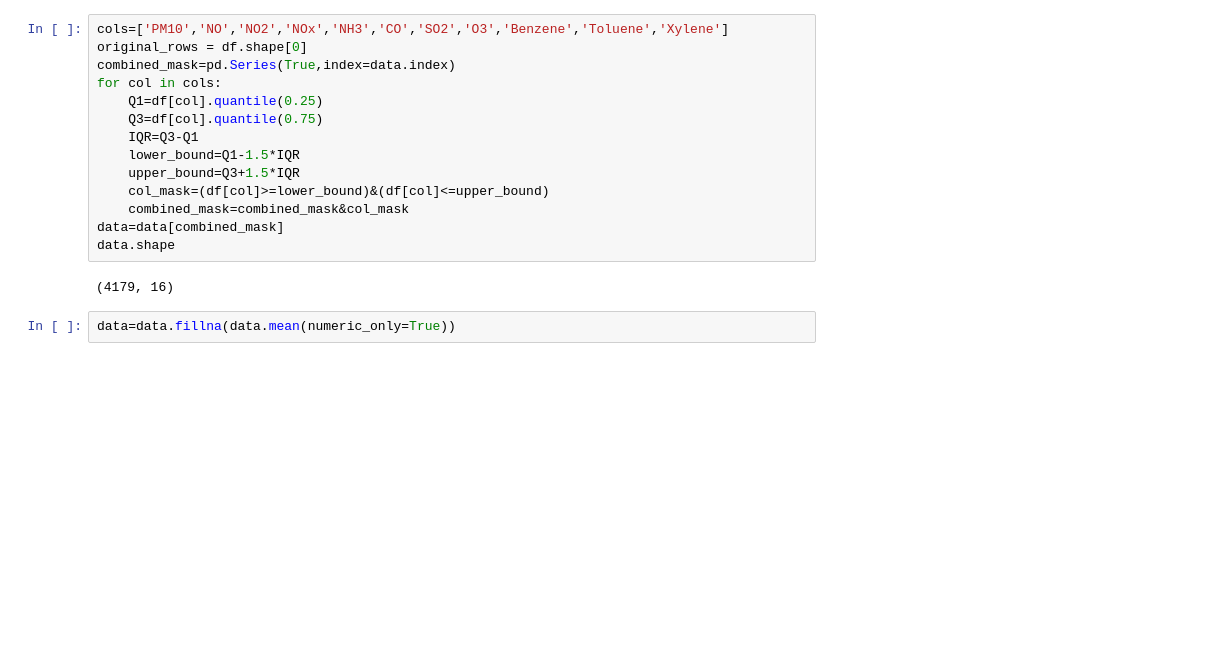
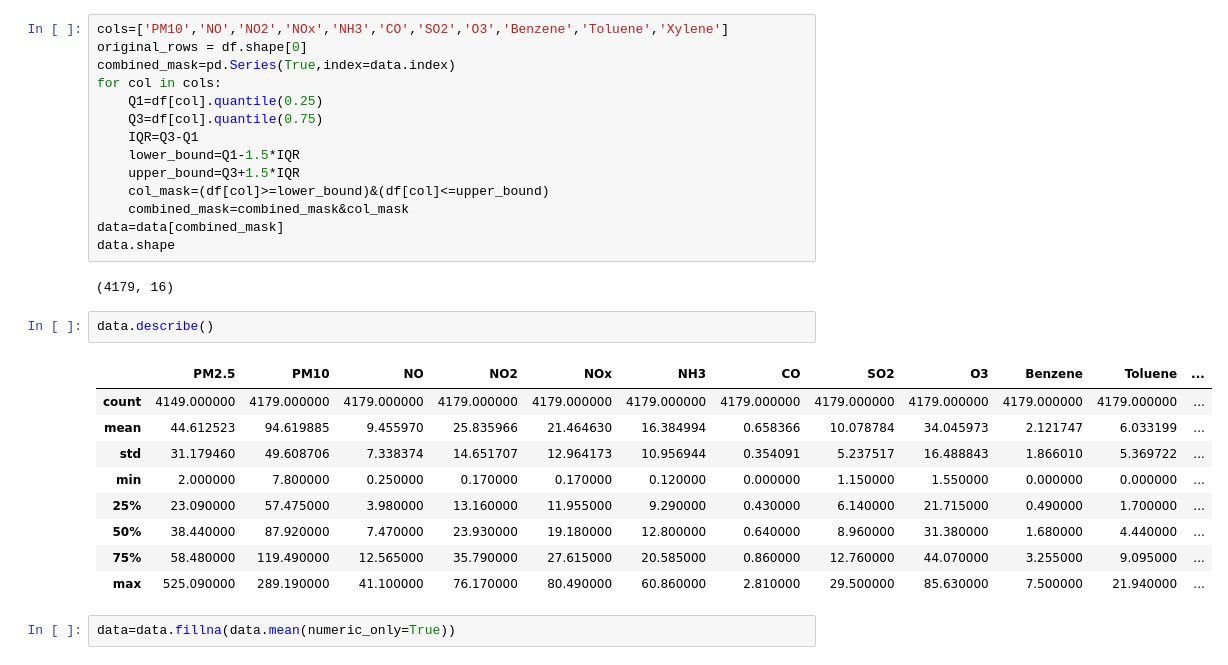
Before and after one commit to Usha1905/Air_Quality_Prediction, a Jupyter notebook: Air_Quality_Prediction.ipynb, the cells around one changed output. Cells and saved outputs as stored; diff of their text form; blank space fills up the shorter version.

```diff
--- a/Air_Quality_Prediction.ipynb
+++ b/Air_Quality_Prediction.ipynb
@@ -82,6 +94,18 @@ data=data[combined_mask]
 data.shape
 # %% [output]
 (4179, 16)
+# %%
+data.describe()
+# %% [output]
+|  | PM2.5 | PM10 | NO | NO2 | NOx | NH3 | CO | SO2 | O3 | Benzene | Toluene | ... |
+| count | 4149.000000 | 4179.000000 | 4179.000000 | 4179.000000 | 4179.000000 | 4179.000000 | 4179.000000 | 4179.000000 | 4179.000000 | 4179.000000 | 4179.000000 | ... |
+| mean | 44.612523 | 94.619885 | 9.455970 | 25.835966 | 21.464630 | 16.384994 | 0.658366 | 10.078784 | 34.045973 | 2.121747 | 6.033199 | ... |
+| std | 31.179460 | 49.608706 | 7.338374 | 14.651707 | 12.964173 | 10.956944 | 0.354091 | 5.237517 | 16.488843 | 1.866010 | 5.369722 | ... |
+| min | 2.000000 | 7.800000 | 0.250000 | 0.170000 | 0.170000 | 0.120000 | 0.000000 | 1.150000 | 1.550000 | 0.000000 | 0.000000 | ... |
+| 25% | 23.090000 | 57.475000 | 3.980000 | 13.160000 | 11.955000 | 9.290000 | 0.430000 | 6.140000 | 21.715000 | 0.490000 | 1.700000 | ... |
+| 50% | 38.440000 | 87.920000 | 7.470000 | 23.930000 | 19.180000 | 12.800000 | 0.640000 | 8.960000 | 31.380000 | 1.680000 | 4.440000 | ... |
+| 75% | 58.480000 | 119.490000 | 12.565000 | 35.790000 | 27.615000 | 20.585000 | 0.860000 | 12.760000 | 44.070000 | 3.255000 | 9.095000 | ... |
+| max | 525.090000 | 289.190000 | 41.100000 | 76.170000 | 80.490000 | 60.860000 | 2.810000 | 29.500000 | 85.630000 | 7.500000 | 21.940000 | ... |
 # %%
 data=data.fillna(data.mean(numeric_only=True))
 # %%
```
Also changed, not shown: parts of 1 cell of this notebook.
